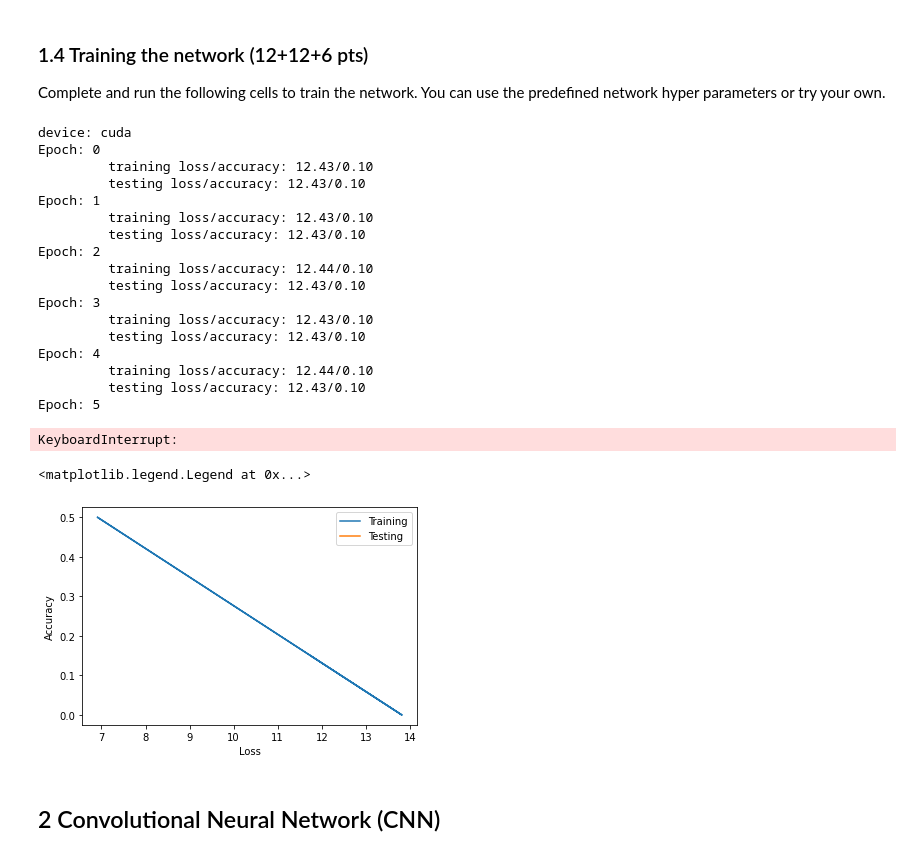
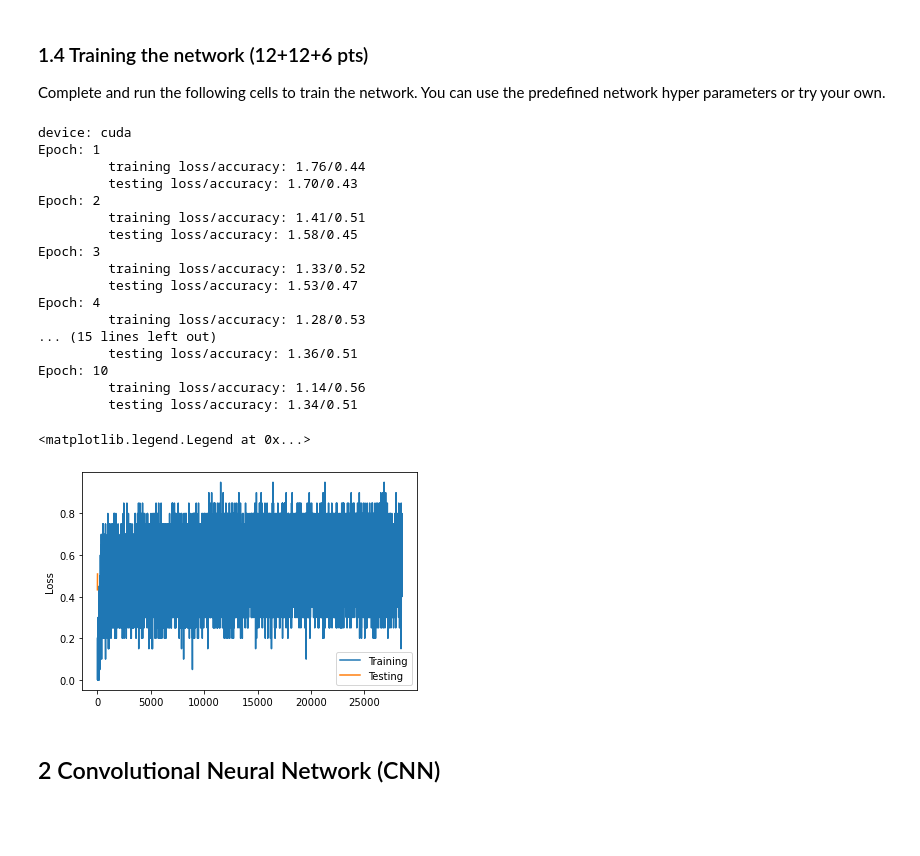
Before and after one commit to armandorusso/Image-Classification-and-Neural-Networks, a Jupyter notebook: project_skeleton.ipynb, the cells around one changed output. Saved outputs shown, nothing was run; the diff lists cells and outputs as text; code cells hidden in the pictures; blank space fills up the shorter version.

```diff
--- a/project_skeleton.ipynb
+++ b/project_skeleton.ipynb
@@ -90,7 +90,8 @@ def Sigmoid(x):
         torch.tensor: a tensor of shape of x
     """
     ### TODO: Fill out this function
-    sig = torch.div(1, (torch.add(1, torch.div(1, torch.exp(x)))))
+    sig = 1 / 1 + torch.exp(-x)
+    # sig = torch.sigmoid(x)
     return sig
 
 
@@ -103,9 +104,7 @@ def ReLU(x):
     """
     ### TODO: Fill out this function
     x[x < 0] = 0
-    removed_max = x - x.max()
-    x = removed_max
-    return removed_max
+    return x
 
 def Identity(x):
     """ Identity activation function
@@ -220,9 +219,14 @@ class my_nn:
         for dim in range(0, len(self.layers_dim) - 1, 1):
             current_layer = self.layers_dim[dim]
             next_layer = self.layers_dim[dim + 1]
+            c_layer_dimension = np.array([current_layer])
+            sqrt_layer = np.sqrt(1./c_layer_dimension) # Used to avoid high values (aka NAN values)
+            rooted = sqrt_layer[0]
 
             # Weights from current -> next layer
-            layered_nodes = torch.randn(current_layer, next_layer, device=self.device)
+
+            # Multiply by rooted to effectively clamp the standard deviation to about 1 based on layer dim
+            layered_nodes = torch.randn(current_layer, next_layer, device=self.device) * rooted
             layered_nodes.requires_grad = True
             layered_nodes = layered_nodes.float()
             # print("weights", layered_nodes)
@@ -405,7 +409,7 @@ test_loss_tracker = []
 test_accuracy_tracker = []
 
 for epoch in range(epochs):
-    print(f'Epoch: {epoch}')
+    print(f'Epoch: {epoch + 1}')
     train_loss,train_accuracy = Train(model,optimizer,kmnist_train_loader,device)
     test_loss , test_accuracy = Test(model,kmnist_test_loader,device)
     train_loss_tracker.extend(train_loss)
@@ -416,34 +420,32 @@ for epoch in range(epochs):
     print('\t testing loss/accuracy: {0:.2f}/{1:.2f}'.format(test_loss, test_accuracy))
 # %% [output]
 device: cuda
-Epoch: 0
-         training loss/accuracy: 12.43/0.10
-         testing loss/accuracy: 12.43/0.10
 Epoch: 1
-         training loss/accuracy: 12.43/0.10
-         testing loss/accuracy: 12.43/0.10
+         training loss/accuracy: 1.76/0.44
+         testing loss/accuracy: 1.70/0.43
 Epoch: 2
-         training loss/accuracy: 12.44/0.10
-         testing loss/accuracy: 12.43/0.10
+         training loss/accuracy: 1.41/0.51
+         testing loss/accuracy: 1.58/0.45
 Epoch: 3
-         training loss/accuracy: 12.43/0.10
-         testing loss/accuracy: 12.43/0.10
+         training loss/accuracy: 1.33/0.52
+         testing loss/accuracy: 1.53/0.47
 Epoch: 4
-         training loss/accuracy: 12.44/0.10
-         testing loss/accuracy: 12.43/0.10
-Epoch: 5
+         training loss/accuracy: 1.28/0.53
+... (15 lines left out)
+         testing loss/accuracy: 1.36/0.51
+Epoch: 10
+         training loss/accuracy: 1.14/0.56
+         testing loss/accuracy: 1.34/0.51
-KeyboardInterrupt:
 # %%
 ### TODO: visualize train_loss and train_accuracy
 ### TODO: visualize test_loss and test_accuracy
-plt.plot(train_loss_tracker, train_accuracy_tracker, label='Training')
-plt.plot(test_loss_tracker, test_accuracy_tracker, label='Testing')
-plt.xlabel("Loss")
-plt.ylabel("Accuracy")
+plt.plot(train_accuracy_tracker, label='Training')
+plt.plot(test_accuracy_tracker, label='Testing')
+plt.ylabel("Loss")
 plt.legend()
 # %% [output]
 <matplotlib.legend.Legend at 0x...>
-[figure, old version]
+[figure, new version]
 # %% [markdown]
 ## 2 Convolutional Neural Network (CNN)
 # %% [markdown]
```
Also changed, not shown: parts of 3 cells of this notebook.
